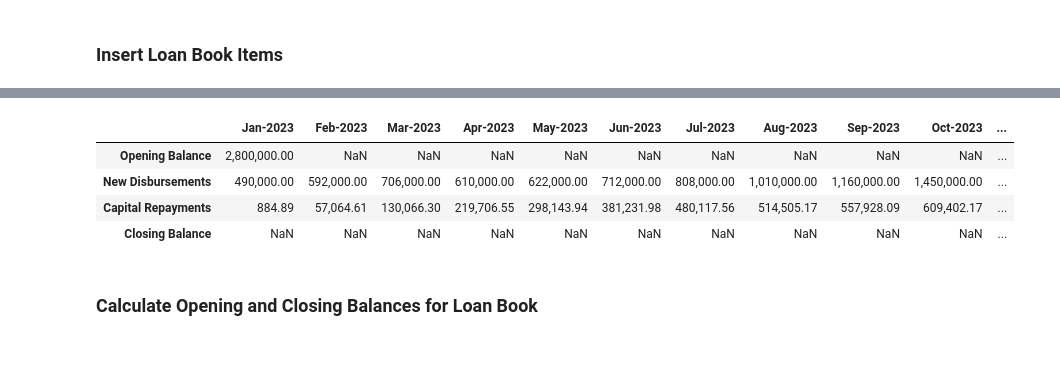
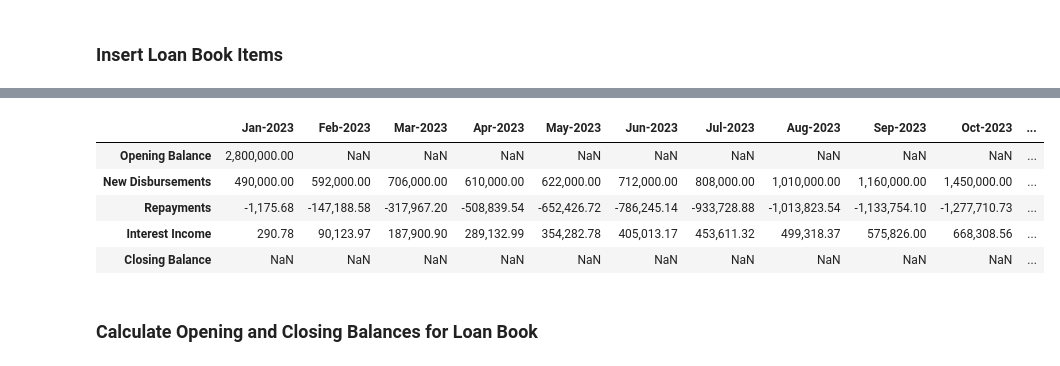
Before and after one commit to judahtc/manage-tenants-template, a Jupyter notebook: notebook_model.ipynb, the cells around one changed output, grey strips where cells are left out. Drawn from its saved outputs; the diff is of its cells as text; code cells hidden in the pictures.

Commit message:
feat: add repayments and interest income on the loan book as required by the client

```diff
--- a/notebook_model.ipynb
+++ b/notebook_model.ipynb
@@ -1309,7 +1358,7 @@ income_statement_df
 # %% [markdown]
 ## **Loan Book**
 # %%
-loan_book_df = direct_cashflow.generate_loan_book_template(
+loan_book_df = loan_book.generate_loan_book_template(
     valuation_date=VALUATION_DATE, months_to_forecast=MONTHS_TO_FORECAST
 )
 loan_book_df
@@ -1321,3 +1371,6 @@ loan_book_df
 | Closing Balance | NaN | NaN | NaN | NaN | NaN | NaN | NaN | NaN | NaN | NaN | ... |
 # %% [markdown]
 ### **Insert Loan Book Items**
+# %%
+capital_repayment_existing_loans = existing_loans_schedules['capital_repayment'].sum()
+capital_repayment_existing_loans
@@ -1323,0 +1391,8 @@ loan_book_df
+# %%
+total_capital_repayments = loan_book.aggregate_new_and_existing_loans_capital_repayments(
+    capital_repayments_new_disbursements_df = capital_repayment_new_disbursements_df,
+    capital_repayments_existing_loans = capital_repayment_existing_loans,
+    valuation_date = VALUATION_DATE,
+    months_to_forecast = MONTHS_TO_FORECAST,
+)
+total_capital_repayments
@@ -1324,16 +1413,18 @@ loan_book_df
 # %%
-loan_book_df = direct_cashflow.insert_loan_book_items(
+loan_book_df = loan_book.insert_loan_book_items(
     loan_book=loan_book_df,
     opening_balance_on_loan_book=float(opening_balances['LOAN_BOOK'].iat[0]),
-    capital_repayment=capital_repayment,
+    total_interest_income = total_interest_income,
+    total_capital_repayments = total_capital_repayments,
     disbursements=new_disbursements_df['total'].reindex(new_disbursements_df['total'].index.strftime('%b-%Y'))
 )
 loan_book_df
 # %% [output]
 |  | Jan-2023 | Feb-2023 | Mar-2023 | Apr-2023 | May-2023 | Jun-2023 | Jul-2023 | Aug-2023 | Sep-2023 | Oct-2023 | ... |
 | Opening Balance | 2,800,000.00 | NaN | NaN | NaN | NaN | NaN | NaN | NaN | NaN | NaN | ... |
 | New Disbursements | 490,000.00 | 592,000.00 | 706,000.00 | 610,000.00 | 622,000.00 | 712,000.00 | 808,000.00 | 1,010,000.00 | 1,160,000.00 | 1,450,000.00 | ... |
-| Capital Repayments | 884.89 | 57,064.61 | 130,066.30 | 219,706.55 | 298,143.94 | 381,231.98 | 480,117.56 | 514,505.17 | 557,928.09 | 609,402.17 | ... |
+| Repayments | -1,175.68 | -147,188.58 | -317,967.20 | -508,839.54 | -652,426.72 | -786,245.14 | -933,728.88 | -1,013,823.54 | -1,133,754.10 | -1,277,710.73 | ... |
+| Interest Income | 290.78 | 90,123.97 | 187,900.90 | 289,132.99 | 354,282.78 | 405,013.17 | 453,611.32 | 499,318.37 | 575,826.00 | 668,308.56 | ... |
 | Closing Balance | NaN | NaN | NaN | NaN | NaN | NaN | NaN | NaN | NaN | NaN | ... |
 # %% [markdown]
 ### **Calculate Opening and Closing Balances for Loan Book**
```
Also changed, not shown: parts of 27 cells of this notebook, 8 other files.
